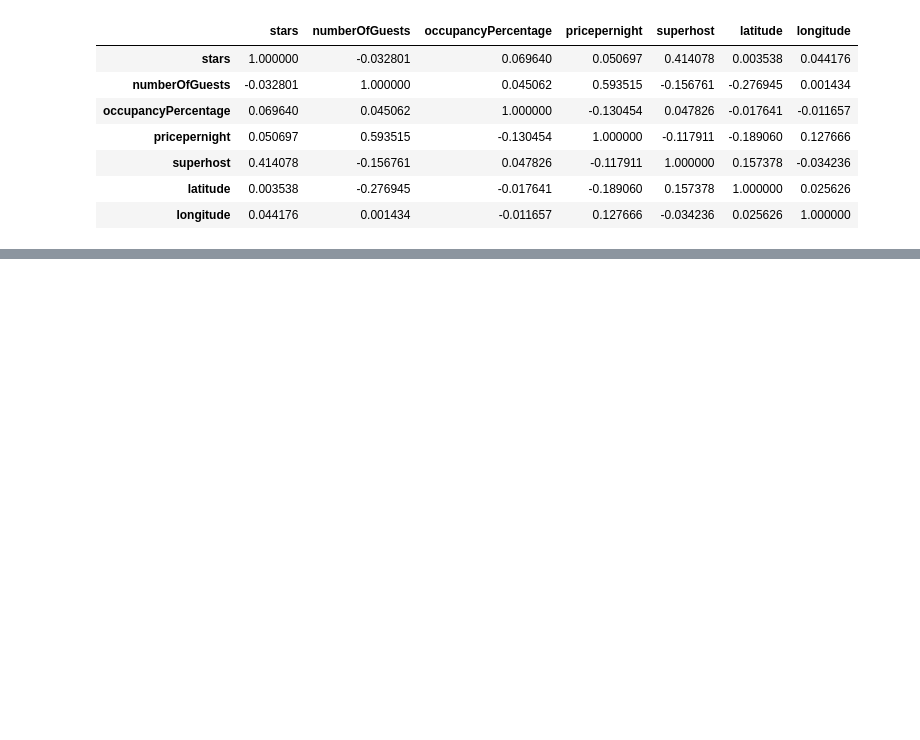
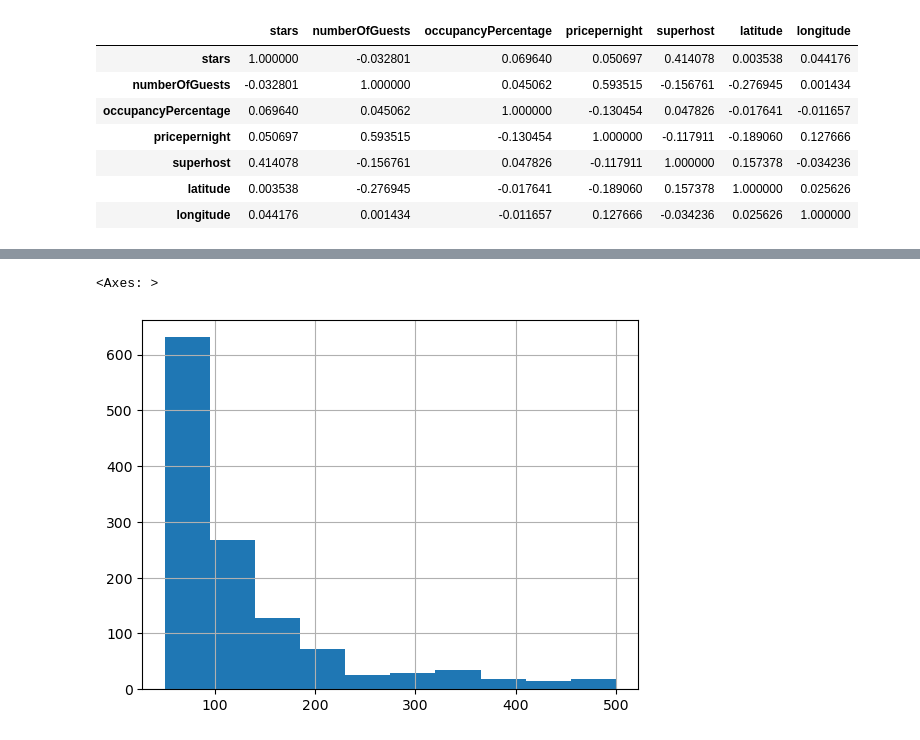
Before and after one commit to manuelarcer/airbnylizer, a Jupyter notebook: eda.ipynb, the cells around one changed output, grey strips where cells are left out. Cells and saved outputs as stored; diff of their text form; code cells hidden in the pictures; blank space fills up the shorter version.

```diff
--- a/eda.ipynb
+++ b/eda.ipynb
@@ -118,0 +141,5 @@ df.corr()
+# %%
+df.pricepernight.hist()
+# %% [output]
+<Axes: >
+[figure, added]
```
Also changed, not shown: parts of 5 cells of this notebook.
